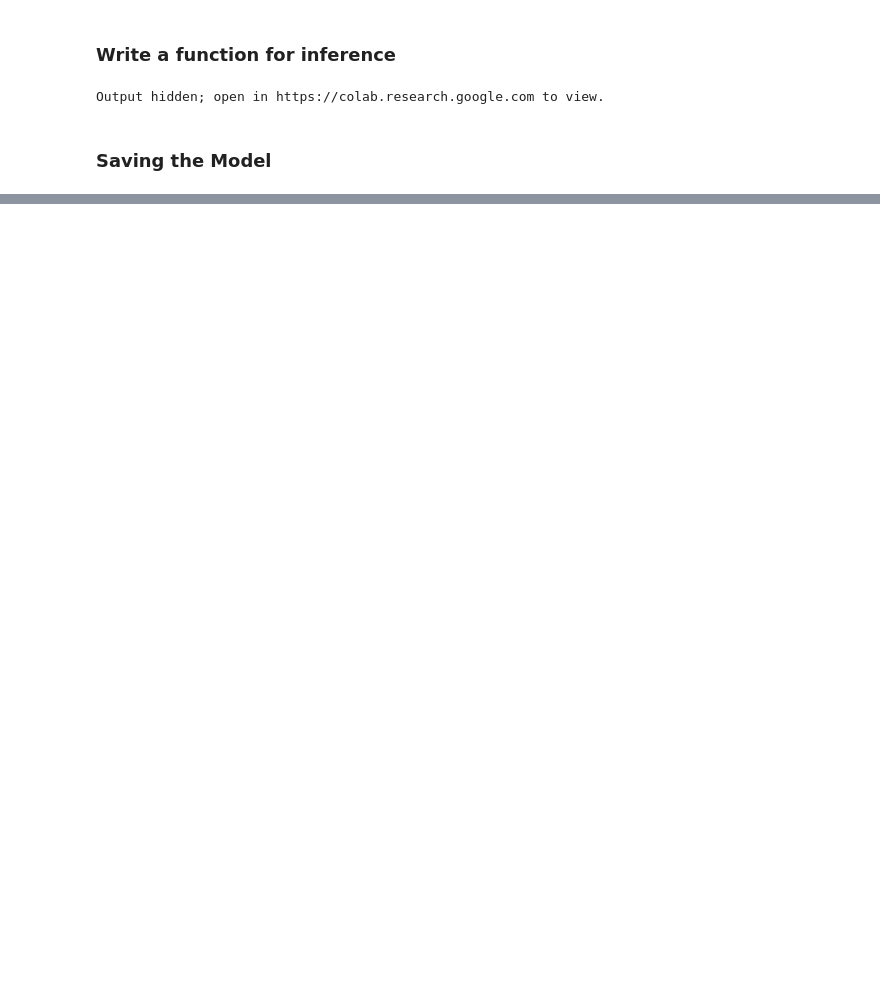
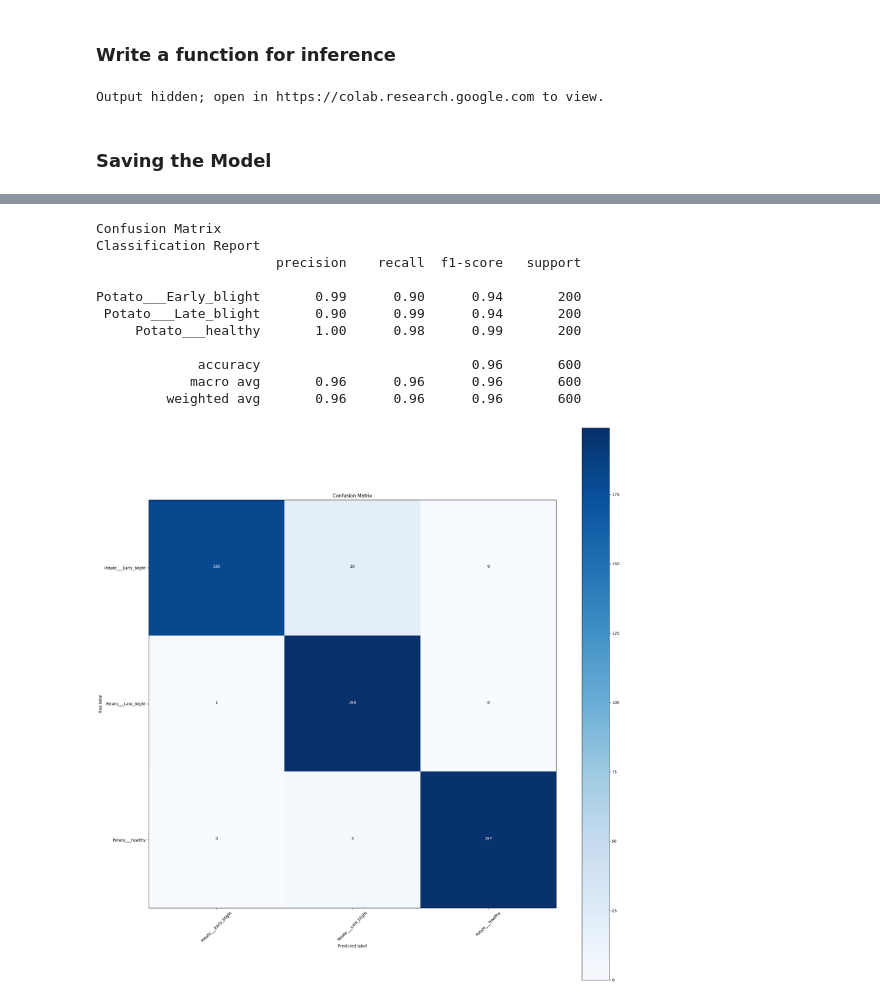
Before and after one commit to protim2001/Plant-leaf-disease-prediction, a Jupyter notebook: models/ipynb_files/potato-disease-classification-cnn-model.ipynb, the cells around one changed output, grey strips where cells are left out. Cells and saved outputs as stored; diff of their text form; code cells hidden in the pictures; blank space fills up the shorter version.

```diff
--- a/models/ipynb_files/potato-disease-classification-cnn-model.ipynb
+++ b/models/ipynb_files/potato-disease-classification-cnn-model.ipynb
@@ -352,0 +434,48 @@ model.save('potatoes_cnn_model.h5')
+# %%
+#Plot the confusion matrix. Set Normalize = True/False
+def plot_confusion_matrix(cm, classes, normalize=True, title='Confusion matrix', cmap=plt.cm.Blues):
+    plt.figure(figsize=(20,20))
+    plt.imshow(cm, interpolation='nearest', cmap=cmap)
+    plt.title(title)
+    plt.colorbar()
+    tick_marks = np.arange(len(classes))
+    plt.xticks(tick_marks, classes, rotation=45)
+    plt.yticks(tick_marks, classes)
+    thresh = cm.max() / 2.
+    for i, j in itertools.product(range(cm.shape[0]), range(cm.shape[1])):
+        plt.text(j, i, cm[i, j],
+                 horizontalalignment="center",
+                 color="white" if cm[i, j] > thresh else "black")
+    plt.tight_layout()
+    plt.ylabel('True label')
+    plt.xlabel('Predicted label')
+#Print the Target names
+from sklearn.metrics import classification_report, confusion_matrix
+import itertools
+#shuffle=False
+target_names = []
+for key in train_generator.class_indices:
+    target_names.append(key)
+# print(target_names)
+#Confusion Matrix
+Y_pred = model.predict_generator(test_generator)
+y_pred = np.argmax(Y_pred, axis=1)
+print('Confusion Matrix')
+cm = confusion_matrix(test_generator.classes, y_pred)
+plot_confusion_matrix(cm, target_names, title='Confusion Matrix')
+#Print Classification Report
+print('Classification Report')
+print(classification_report(test_generator.classes, y_pred, target_names=target_names))
+# %% [output]
+Confusion Matrix
+Classification Report
+                       precision    recall  f1-score   support
+
+Potato___Early_blight       0.99      0.90      0.94       200
+ Potato___Late_blight       0.90      0.99      0.94       200
+     Potato___healthy       1.00      0.98      0.99       200
+
+             accuracy                           0.96       600
+            macro avg       0.96      0.96      0.96       600
+         weighted avg       0.96      0.96      0.96       600
+[figure, added]
```
Also changed, not shown: parts of 40 cells of this notebook, 17 other files.
